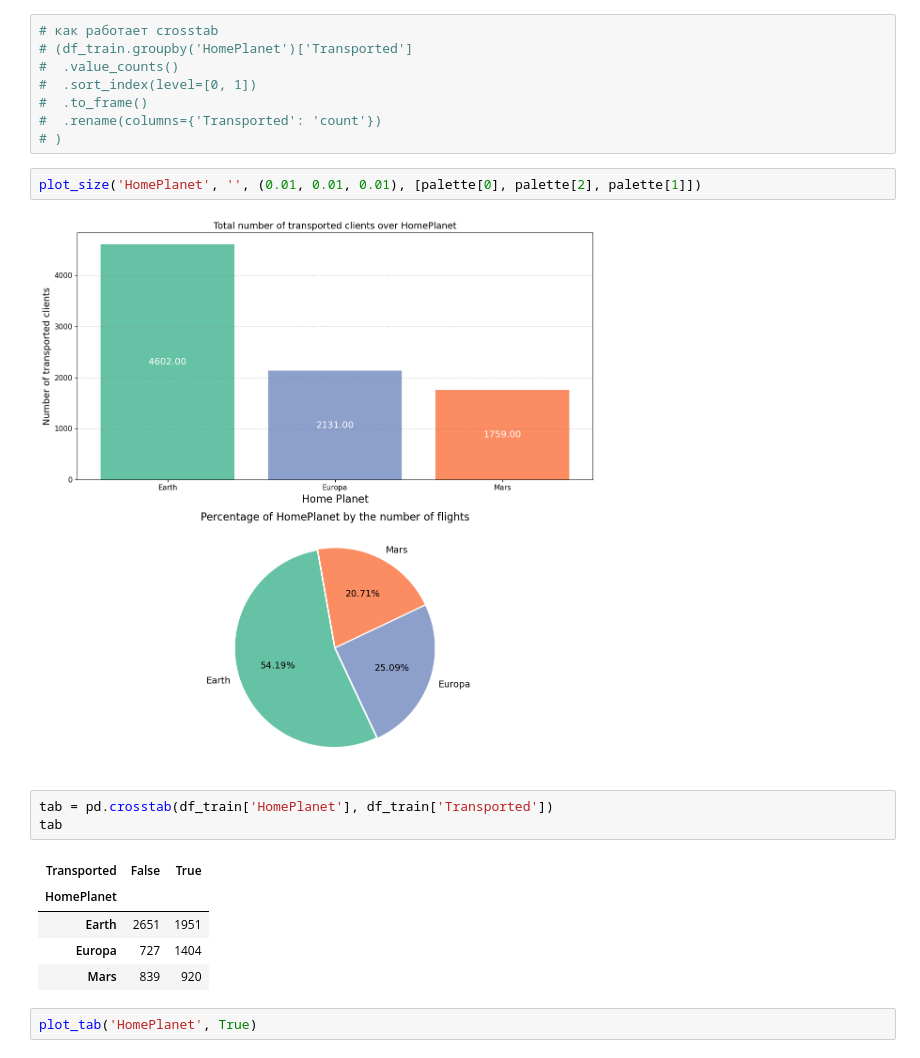
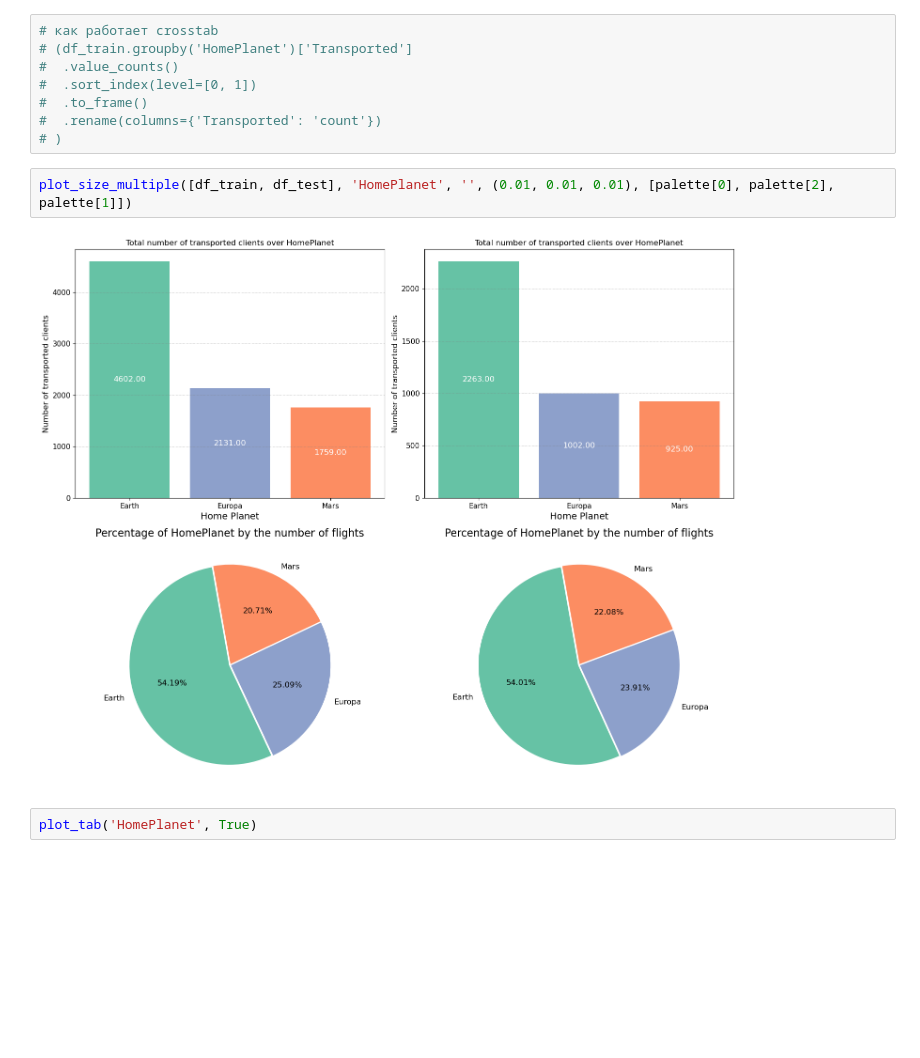
Before and after one commit to Lighter01/DS_elyra, a Jupyter notebook: data_cleaning.ipynb, the cells around one changed output. Drawn from its saved outputs; the diff is of its cells as text; blank space fills up the shorter version.

```diff
--- a/data_cleaning.ipynb
+++ b/data_cleaning.ipynb
@@ -392,19 +387,10 @@ Name: count, dtype: int64
 #  .to_frame()
 #  .rename(columns={'Transported': 'count'})
 # )
-# %%
-plot_size('HomePlanet', '', (0.01, 0.01, 0.01), [palette[0], palette[2], palette[1]])
-# %% [output]
-[figure, removed]
-# %%
-tab = pd.crosstab(df_train['HomePlanet'], df_train['Transported'])
-tab
-# %% [output]
-| Transported | False | True |
-| HomePlanet |  |  |
-| Earth | 2651 | 1951 |
-| Europa | 727 | 1404 |
-| Mars | 839 | 920 |
+# %%
+plot_size_multiple([df_train, df_test], 'HomePlanet', '', (0.01, 0.01, 0.01), [palette[0], palette[2], palette[1]])
+# %% [output]
+[figure, added]
 # %%
 plot_tab('HomePlanet', True)
 # %% [output]
```
Also changed, not shown: parts of 26 cells of this notebook, 3 other files.
